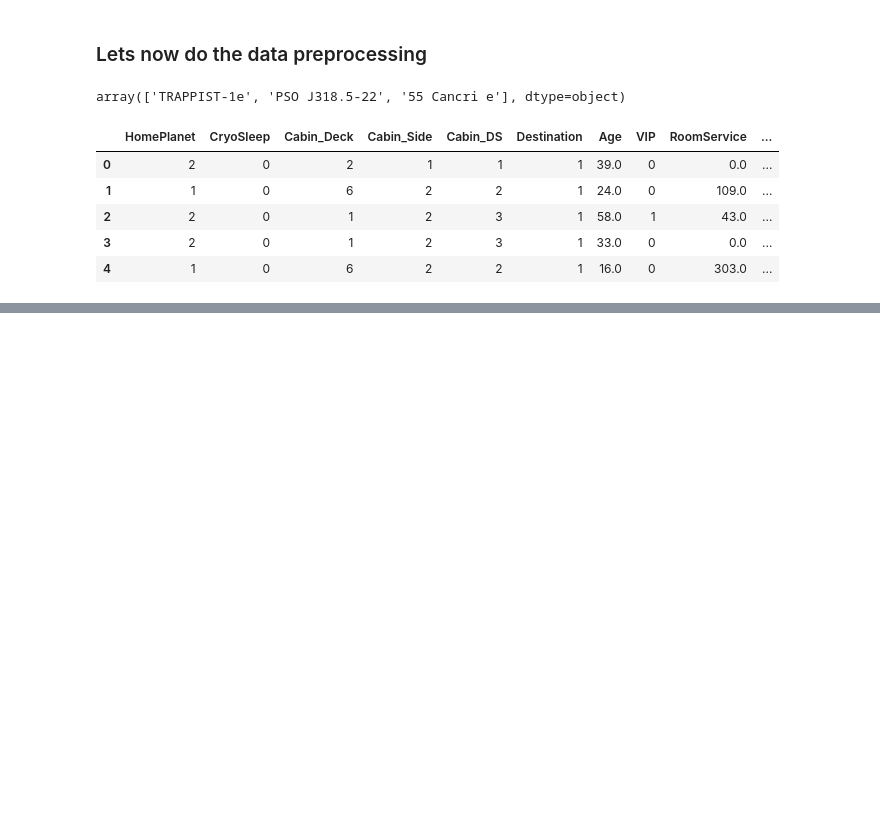
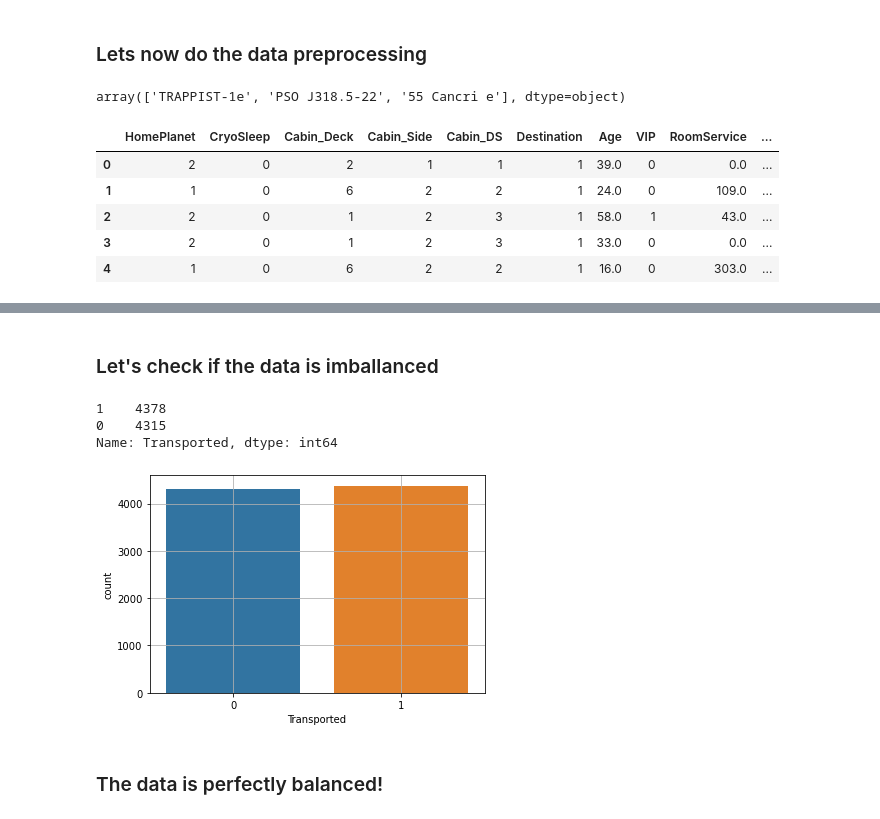
Before and after one commit to SharanKalyan/Spaceship-Titanic-Kaggle, a Jupyter notebook: 3_Machine_Learning.ipynb, the cells around one changed output, grey strips where cells are left out. Saved outputs shown, nothing was run; the diff lists cells and outputs as text; code cells hidden in the pictures; blank space fills up the shorter version.

```diff
--- a/3_Machine_Learning.ipynb
+++ b/3_Machine_Learning.ipynb
@@ -63,0 +96,14 @@ ml.head()
+# %% [markdown]
+### Let's check if the data is imballanced
+# %%
+sns.countplot(ml.Transported)
+plt.grid()
+print(ml.Transported.value_counts())
+plt.show()
+# %% [output]
+1    4378
+0    4315
+Name: Transported, dtype: int64
+[figure, added]
+# %% [markdown]
+### The data is perfectly balanced!
```
Also changed, not shown: parts of 46 cells of this notebook.
